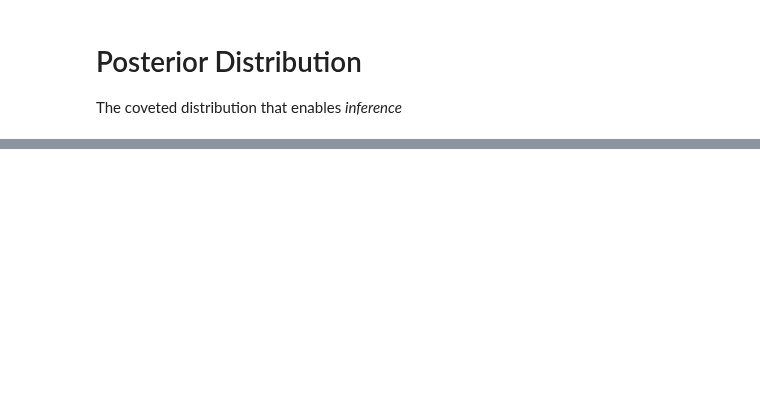
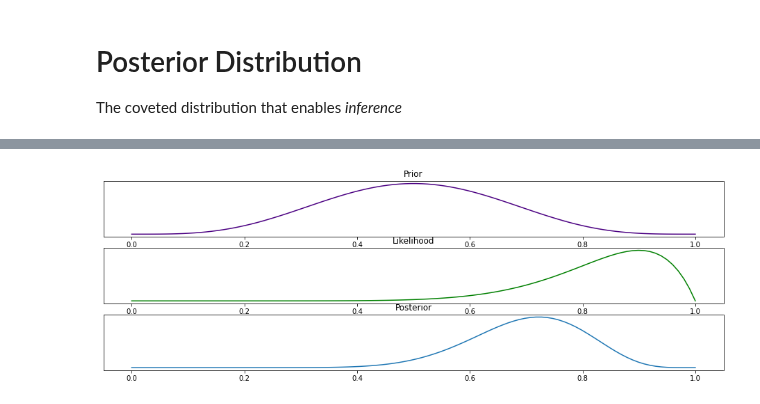
Before and after one commit to AlexAndorra/notebooks-experiments, a Jupyter notebook: lesson_bayes/Lesson_Bayes-Posterior.ipynb, the cells around one changed output, grey strips where cells are left out. Drawn from its saved outputs; the diff is of its cells as text; code cells hidden in the pictures; blank space fills up the shorter version.

```diff
--- a/lesson_bayes/Lesson_Bayes-Posterior.ipynb
+++ b/lesson_bayes/Lesson_Bayes-Posterior.ipynb
@@ -29,0 +90,23 @@ In simple cases obtaining the posterior is straightforward. Once you get
+# %%
+fig, axes = plt.subplots(3,1, figsize=(16,5))
+
+ax = axes[0]
+prior = beta.pdf(possible_p_values)
+ax.plot(possible_p_values, prior, c="indigo")
+ax.set_title("Prior")
+ax.set_yticks([]);
+
+ax = axes[1]
+ax.plot(possible_p_values,likelihood, c="g")
+ax.set_title("Likelihood")
+# ax.set_ylabel("Relative Likelihood of parameter value given data")
+ax.set_xlabel("Possible Parameter Values");
+ax.set_yticks([])
+
+ax = axes[2]
+ax.plot(possible_p_values, posterior)
+ax.set_title("Posterior")
+# ax.set_ylabel("Relative Likelihood of parameter value given data")
+ax.set_yticks([]);
+# %% [output]
+[figure, added]
```
Also changed, not shown: parts of 20 cells of this notebook, 1 other file.
